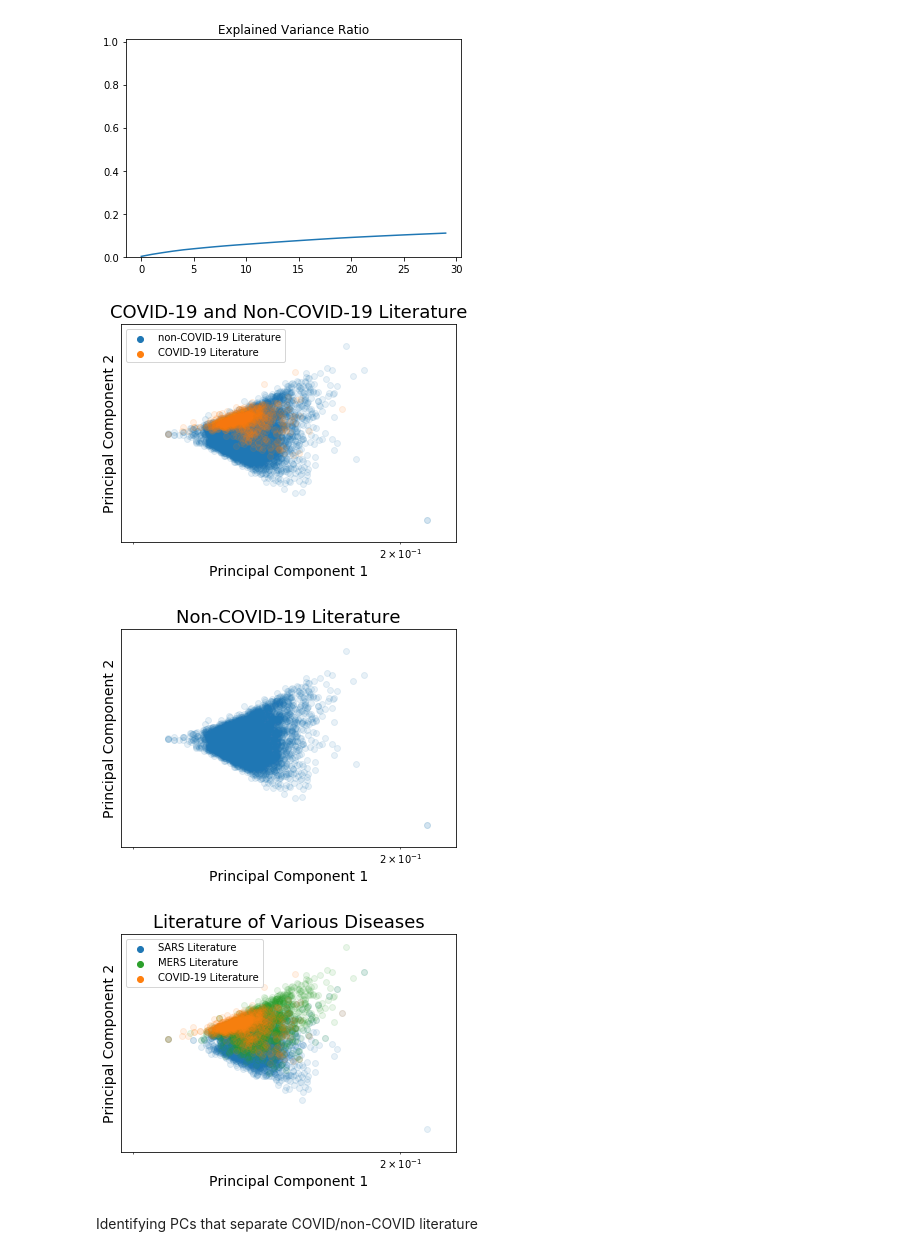
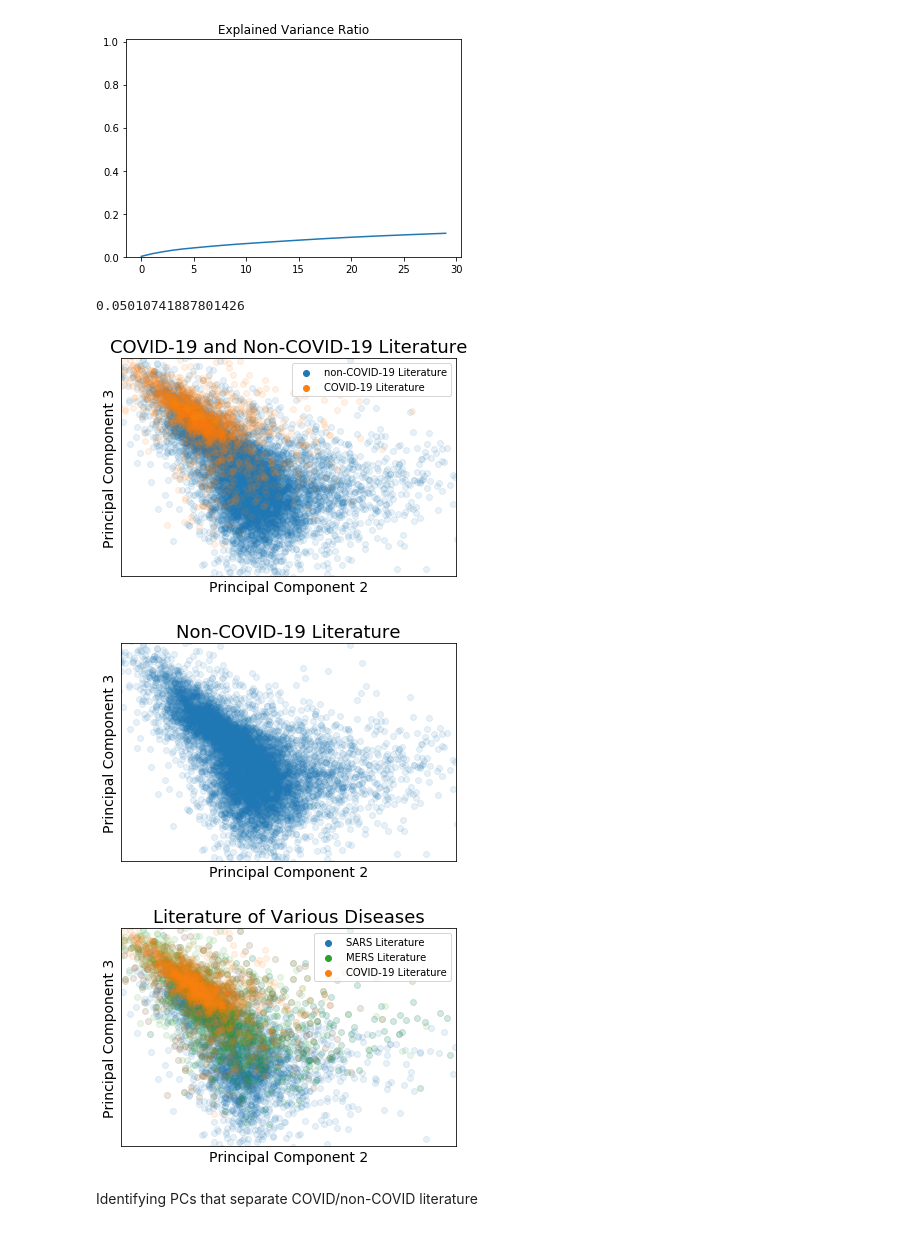
Before and after one commit to COVID19-DVRN/8-AI-Mapping-of-Relevant-Coronavirus-Literature, a Jupyter notebook: analysis/AbstractAnalytics-subsetted.ipynb, the cells around one changed output. Saved outputs shown, nothing was run; the diff lists cells and outputs as text; code cells hidden in the pictures.

Commit message:
Re-run with April 3 data and graphic modifications for flexibility

```diff
--- a/analysis/AbstractAnalytics-subsetted.ipynb
+++ b/analysis/AbstractAnalytics-subsetted.ipynb
@@ -48,5 +58,5 @@ There are 881 articles mentioning COVID and COVID-19.
 # %%
-covid_article_indexes = np.argwhere(metadata['abstract'].str.contains('COVID')).T[0]
+covid_article_indexes = np.argwhere(metadata['abstract'].str.contains('COVID|2019-nCoV')).T[0]
 mers_article_indexes = np.argwhere(metadata['abstract'].str.contains('MER|middle east| Middle East')).T[0]
 sars_article_indexes = np.argwhere(metadata['abstract'].str.contains('SARS')).T[0]
 # %% [markdown]
@@ -111,67 +121,83 @@ plt.ylim(0, 1.01)
 # %% [output]
 (0, 1.01)
 [figure]
+# %%
+right
+# %% [output]
+0.05010741887801426
 # %%
 xscale_log_addition = 0.1
-c_0, c_1 = 0, 1
+c_0, c_1 = 1, 2
+#===== Set boundaries to remove outliers
+f = 0.01 # dimension factor
+p = 0.5 #percentile
+width = np.percentile(transformed[:,c_0], 100 - p) - np.percentile(transformed[:,c_0], p)
+height = np.percentile(transformed[:,c_1], 100 - p) - np.percentile(transformed[:,c_1], p)
+
+left, right = np.percentile(transformed[:,c_0], p) - f * width, np.percentile(transformed[:,c_0], 100 - p) + f * width
+low, high = np.percentile(transformed[:,c_1], p) - f * height, np.percentile(transformed[:,c_1], 100 - p) + f * height
+#=====
 
 not_covid = (np.isin(np.array(list(range(len(transformed)))), covid_article_indexes) == False)
-plt.scatter(transformed[not_covid,c_0] + xscale_log_addition,
+plt.scatter(transformed[not_covid,c_0],
             transformed[not_covid,c_1], alpha=0.1, label='non-COVID-19 Literature')
 
-plt.scatter(transformed[covid_article_indexes,c_0] + xscale_log_addition,
+plt.scatter(transformed[covid_article_indexes,c_0],
             transformed[covid_article_indexes,c_1], alpha=0.1, label='COVID-19 Literature')
 # plt.yscale('log')
-plt.xscale('log')
+plt.xlim(left, right); plt.ylim(low, high)
+# plt.xscale('log')
 plt.title('COVID-19 and Non-COVID-19 Literature', size=18)
-plt.xlabel('Principal Component 1', size=14)
-plt.ylabel('Principal Component 2', size=14)
+plt.xlabel('Principal Component ' + str(c_0 + 1), size=14)
+plt.ylabel('Principal Component ' + str(c_1 + 1), size=14)
 plt.xticks([]); plt.yticks([])
 leg=plt.legend()
 for lh in leg.legendHandles:
     lh.set_alpha(1)
 plt.show()
 
 
 
 
 not_covid = (np.isin(np.array(list(range(len(transformed)))), covid_article_indexes) == False)
-plt.scatter(transformed[not_covid,c_0] + xscale_log_addition,
+plt.scatter(transformed[not_covid,c_0],
             transformed[not_covid,c_1], alpha=0.1, label='non-COVID-19 Literature')
 
-plt.scatter(transformed[covid_article_indexes,c_0] + xscale_log_addition,
+plt.scatter(transformed[covid_article_indexes,c_0],
             transformed[covid_article_indexes,c_1], alpha=0., label='COVID-19 Literature')
 # plt.yscale('log')
-plt.xscale('log')
+# plt.xscale('log')
 plt.title('Non-COVID-19 Literature', size=18)
-plt.xlabel('Principal Component 1', size=14)
-plt.ylabel('Principal Component 2', size=14)
+plt.xlabel('Principal Component ' + str(c_0 + 1), size=14)
+plt.ylabel('Principal Component ' + str(c_1 + 1), size=14)
 plt.xticks([]); plt.yticks([])
+plt.xlim(left, right); plt.ylim(low, high)
 # plt.legend()
 plt.show()
 
 
 
-plt.scatter(transformed[sars_article_indexes,c_0] + xscale_log_addition,
+plt.scatter(transformed[sars_article_indexes,c_0],
             transformed[sars_article_indexes,c_1], alpha=0.1, label='SARS Literature')
-plt.scatter(transformed[mers_article_indexes,c_0] + xscale_log_addition,
+plt.scatter(transformed[mers_article_indexes,c_0],
             transformed[mers_article_indexes,c_1], alpha=0.1, label='MERS Literature', c='C2')
-plt.scatter(transformed[covid_article_indexes,c_0] + xscale_log_addition,
+plt.scatter(transformed[covid_article_indexes,c_0],
             transformed[covid_article_indexes,c_1], alpha=0.1, label='COVID-19 Literature', c='C1')
 # plt.yscale('log')
-plt.xscale('log')
+# plt.xscale('log')
 plt.title('Literature of Various Diseases', size=18)
-plt.xlabel('Principal Component 1', size=14)
-plt.ylabel('Principal Component 2', size=14)
+plt.xlabel('Principal Component ' + str(c_0 + 1), size=14)
+plt.ylabel('Principal Component ' + str(c_1 + 1), size=14)
 plt.xticks([]); plt.yticks([])
 leg=plt.legend()
 for lh in leg.legendHandles:
     lh.set_alpha(1)
+plt.xlim(left, right); plt.ylim(low, high)
 plt.show()
 # %% [output]
-[figure, old version]
+[figure, new version]
-[figure, old version]
+[figure, new version]
-[figure, old version]
+[figure, new version]
 # %% [markdown]
 Identifying PCs that separate COVID/non-COVID literature
 # %%
```
Also changed, not shown: parts of 19 cells of this notebook.
